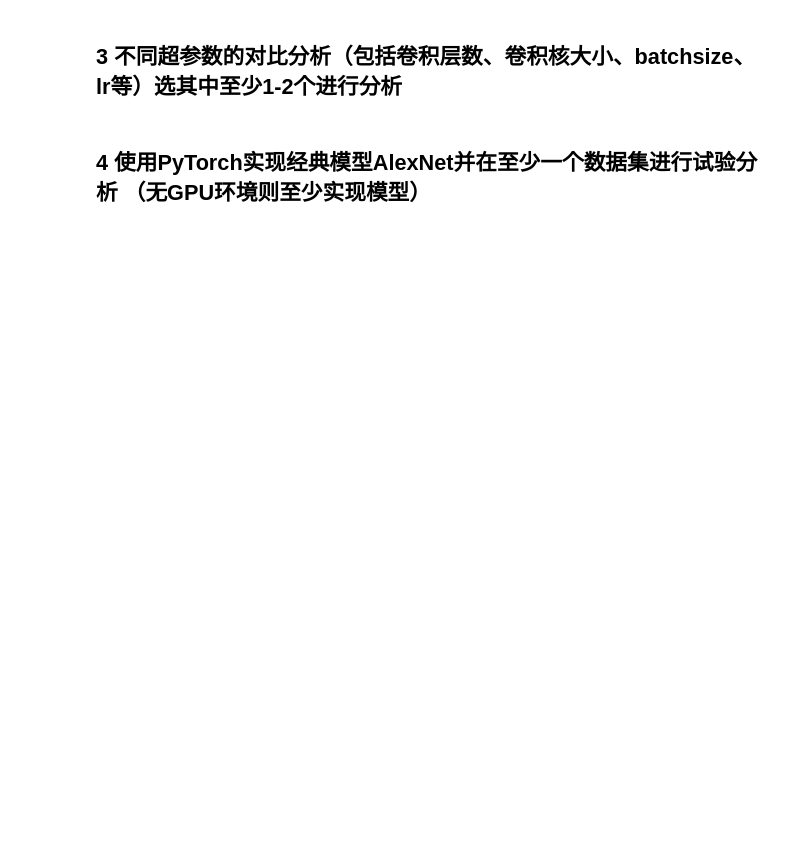
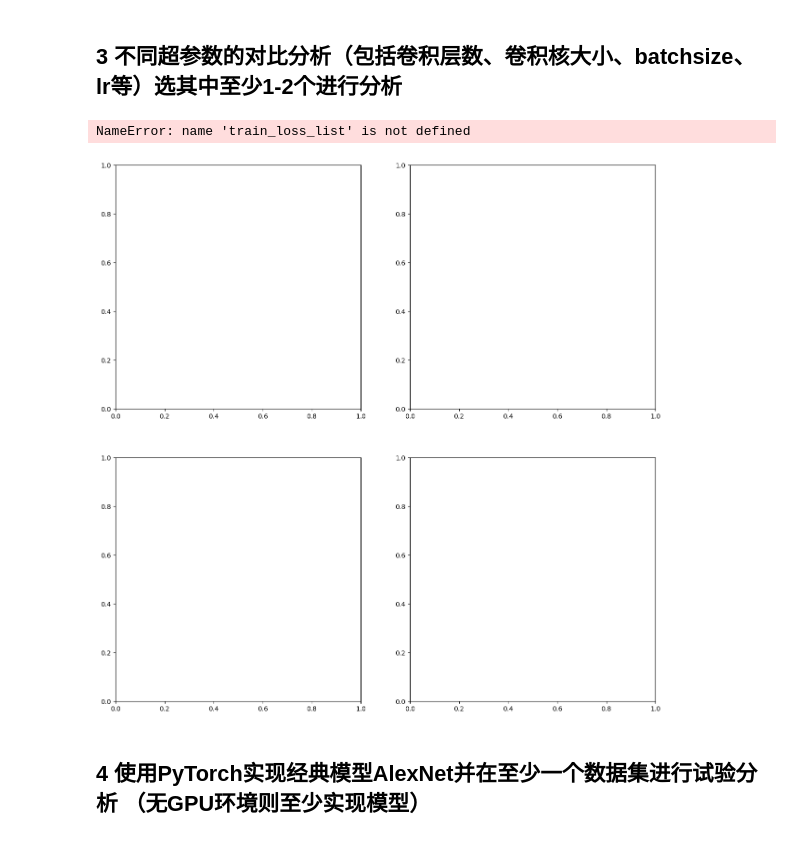
Before and after one commit to qingshanblue/DeepLearning, a Jupyter notebook: experiment3/sy3-1-conv2d.ipynb, the cells around one changed output. Cells and saved outputs as stored; diff of their text form; code cells hidden in the pictures; blank space fills up the shorter version.

```diff
--- a/experiment3/sy3-1-conv2d.ipynb
+++ b/experiment3/sy3-1-conv2d.ipynb
@@ -698,3 +773,59 @@ LR: 0.001000
+# %%
+import matplotlib.pyplot as plt
+
+figure, axes = plt.subplots(2, 2, figsize=(15, 12)) # 12的高度通常比例更协调
+
+# --- 0, 0: Loss vs Learning Rate ---
+axes[0, 0].plot(train_loss_list, color="tab:blue", linestyle="-", label="train-lr=1e-3")
+axes[0, 0].plot(valid_loss_list, color="tab:blue", linestyle="--", label="valid-lr=1e-3")
+axes[0, 0].plot(train_loss_list_lr1, color="tab:orange", linestyle="-", label="train-lr=1e-2")
+axes[0, 0].plot(valid_loss_list_lr1, color="tab:orange", linestyle="--", label="valid-lr=1e-2")
+axes[0, 0].plot(train_loss_list_lr2, color="tab:green", linestyle="-", label="train-lr=1e-4")
+axes[0, 0].plot(valid_loss_list_lr2, color="tab:green", linestyle="--", label="valid-lr=1e-4")
+axes[0, 0].set_title("Training & Validation Loss (Different LR)")
+axes[0, 0].set_ylabel("Loss")
+axes[0, 0].legend(ncol=2, fontsize='small') # 双列图例防止遮挡
+axes[0, 0].grid(True, linestyle=':', alpha=0.6)
+
+# --- 0, 1: Accuracy vs Learning Rate ---
+axes[0, 1].plot(train_acc_list, color="tab:blue", linestyle="-", label="train-lr=1e-3")
+axes[0, 1].plot(valid_acc_list, color="tab:blue", linestyle="--", label="valid-lr=1e-3")
+axes[0, 1].plot(train_acc_list_lr1, color="tab:orange", linestyle="-", label="train-lr=1e-2")
+axes[0, 1].plot(valid_acc_list_lr1, color="tab:orange", linestyle="--", label="valid-lr=1e-2")
+axes[0, 1].plot(train_acc_list_lr2, color="tab:green", linestyle="-", label="train-lr=1e-4")
+axes[0, 1].plot(valid_acc_list_lr2, color="tab:green", linestyle="--", label="valid-lr=1e-4")
+axes[0, 1].set_title("Training & Validation Accuracy (Different LR)")
+axes[0, 1].set_ylabel("Accuracy")
+axes[0, 1].legend(ncol=2, fontsize='small')
+axes[0, 1].grid(True, linestyle=':', alpha=0.6)
+
+# --- 1, 0: Loss vs Kernel Size ---
+axes[1, 0].plot(train_loss_list, color="tab:blue", linestyle="-", label="train-ks=3")
+axes[1, 0].plot(valid_loss_list, color="tab:blue", linestyle="--", label="valid-ks=3")
+axes[1, 0].plot(train_loss_list_kr1, color="tab:orange", linestyle="-", label="train-ks=5")
+axes[1, 0].plot(valid_loss_list_kr1, color="tab:orange", linestyle="--", label="valid-ks=5")
+axes[1, 0].set_title("Training & Validation Loss (Different Kernel Size)")
+axes[1, 0].set_ylabel("Loss")
+axes[1, 0].set_xlabel("Epochs")
+axes[1, 0].legend()
+axes[1, 0].grid(True, linestyle=':', alpha=0.6)
+
+# --- 1, 1: Accuracy vs Kernel Size ---
+axes[1, 1].plot(train_acc_list, color="tab:blue", linestyle="-", label="train-ks=3")
+axes[1, 1].plot(valid_acc_list, color="tab:blue", linestyle="--", label="valid-ks=3")
+axes[1, 1].plot(train_acc_list_kr1, color="tab:orange", linestyle="-", label="train-ks=5")
+axes[1, 1].plot(valid_acc_list_kr1, color="tab:orange", linestyle="--", label="valid-ks=5")
+axes[1, 1].set_title("Training & Validation Accuracy (Different Kernel Size)")
+axes[1, 1].set_ylabel("Accuracy")
+axes[1, 1].set_xlabel("Epochs")
+axes[1, 1].legend()
+axes[1, 1].grid(True, linestyle=':', alpha=0.6)
+
+plt.tight_layout()
+plt.show()
+# %% [output]
+NameError: name 'train_loss_list' is not defined
+[figure, added]
 # %% [markdown]
 ## 4 使用PyTorch实现经典模型AlexNet并在至少一个数据集进行试验分析 （无GPU环境则至少实现模型）
 # %%
```
Also changed, not shown: parts of 16 cells of this notebook.
